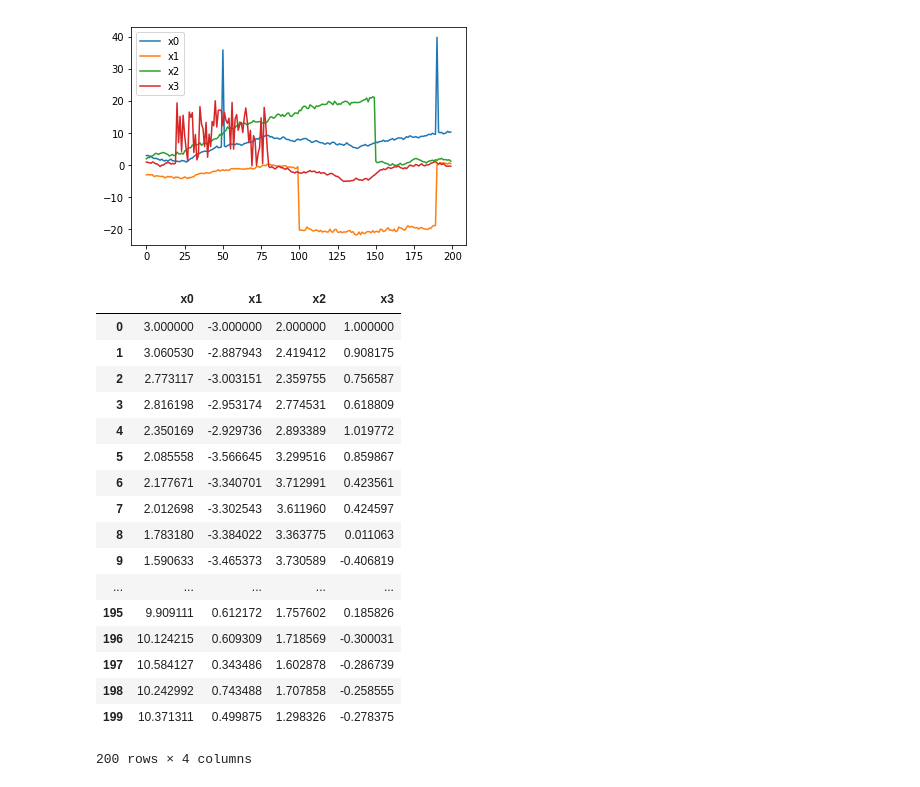
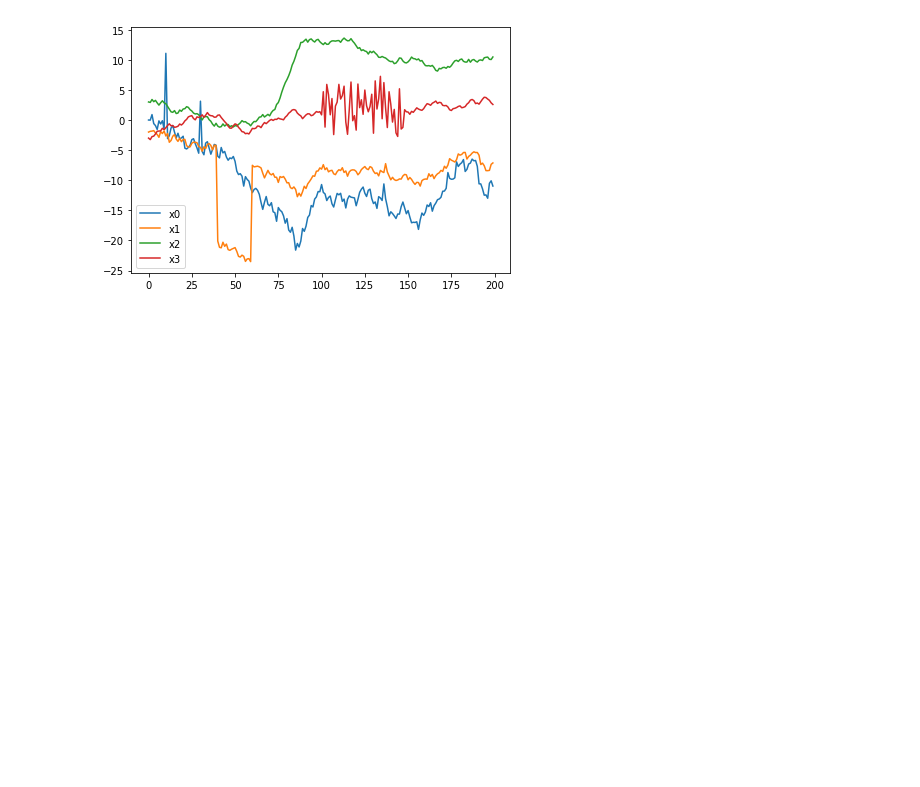
Before and after one commit to KDD-OpenSource/agots, a Jupyter notebook: examples/parameter for outlier types.ipynb, the cells around one changed output. Saved outputs shown, nothing was run; the diff lists cells and outputs as text; code cells hidden in the pictures; blank space fills up the shorter version.

```diff
--- a/examples/parameter for outlier types.ipynb
+++ b/examples/parameter for outlier types.ipynb
@@ -35,39 +35,21 @@ df.corr()
 # %%
-df = dg.add_outliers({'extreme': [{'n': 0, 'timestamps': [(50,), (190,)],
-                                   'value': 30
+df = dg.generate_baseline(initial_value_min=-4, initial_value_max=4)
+df = dg.add_outliers({'extreme': [{'n': 0, 'timestamps': [(10,), (30,)],
+                                   'factor': 10
                                   }],
-                      'shift':   [{'n': 1, 'timestamps': [(100, 190)],
-                                   'shift_value': -20  # or 'value' (for a plain addition)
+                      'shift':   [{'n': 1, 'timestamps': [(40, 60)],
+                                   'factor': 10
                                   }],
-                      'trend':   [{'n': 2, 'timestamps': [(20, 150)],
-                                   'trend_value': 0.15
+                      'trend':   [{'n': 2, 'timestamps': [(70, 90)],
+                                   'factor': 5
                                   }],
-                      'variance':[{'n': 3, 'timestamps': [(20, 80)],
-                                   'variance_factor': 19
+                      'variance':[{'n': 3, 'timestamps': [(100, 150)],
+                                   'factor': 10
                                   }]})
 
 for col in df.columns:
     plt.plot(df[col], label=col)
 plt.legend()
 plt.show()
-df
 # %% [output]
-[figure, old version]
+[figure, new version]
-|  | x0 | x1 | x2 | x3 |
-| 0 | 3.000000 | -3.000000 | 2.000000 | 1.000000 |
-| 1 | 3.060530 | -2.887943 | 2.419412 | 0.908175 |
-| 2 | 2.773117 | -3.003151 | 2.359755 | 0.756587 |
-| 3 | 2.816198 | -2.953174 | 2.774531 | 0.618809 |
-| 4 | 2.350169 | -2.929736 | 2.893389 | 1.019772 |
-| 5 | 2.085558 | -3.566645 | 3.299516 | 0.859867 |
-| 6 | 2.177671 | -3.340701 | 3.712991 | 0.423561 |
-| 7 | 2.012698 | -3.302543 | 3.611960 | 0.424597 |
-| 8 | 1.783180 | -3.384022 | 3.363775 | 0.011063 |
-| 9 | 1.590633 | -3.465373 | 3.730589 | -0.406819 |
-| ... | ... | ... | ... | ... |
-| 195 | 9.909111 | 0.612172 | 1.757602 | 0.185826 |
-| 196 | 10.124215 | 0.609309 | 1.718569 | -0.300031 |
-| 197 | 10.584127 | 0.343486 | 1.602878 | -0.286739 |
-| 198 | 10.242992 | 0.743488 | 1.707858 | -0.258555 |
-| 199 | 10.371311 | 0.499875 | 1.298326 | -0.278375 |
-200 rows × 4 columns
```
Also changed, not shown: parts of 1 cell of this notebook, 1 other file.
